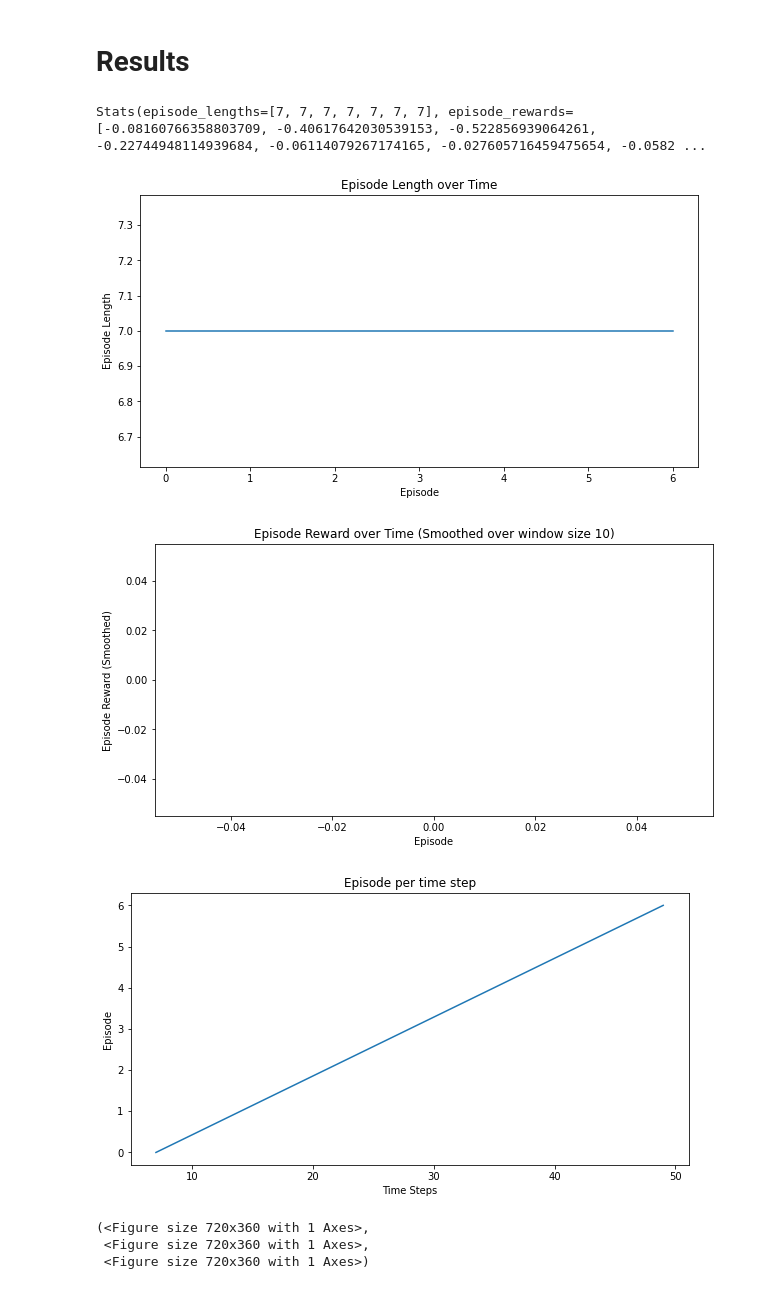
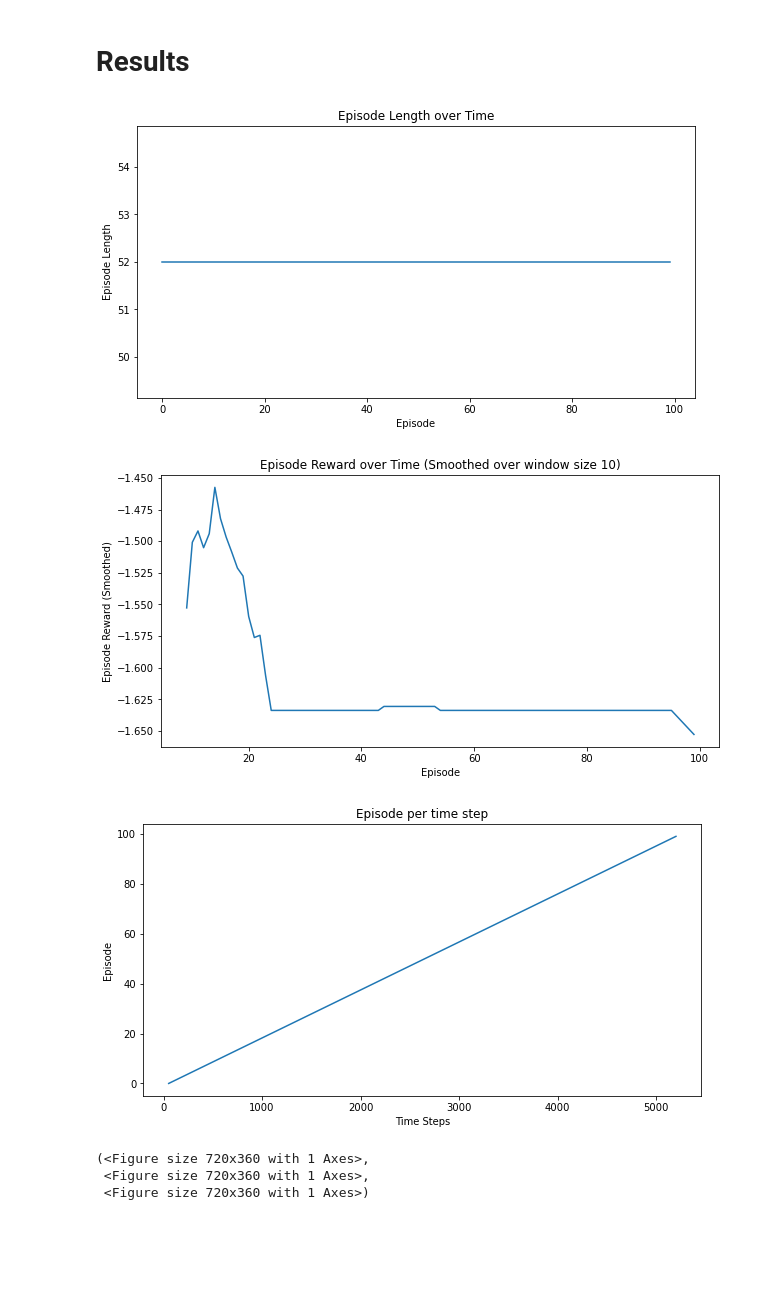
Before and after one commit to erolm-a/ai-coursework-2020, a Jupyter notebook: notebooks/run_policy-search_tabular-methods.ipynb, the cells around one changed output. Cells and saved outputs as stored; diff of their text form; code cells hidden in the pictures; blank space fills up the shorter version.

Commit message:
Completed task
Managed to fix the graph issue, put simulation into a series of episodes which calculate the new policy at the end of each iteration.

```diff
--- a/notebooks/run_policy-search_tabular-methods.ipynb
+++ b/notebooks/run_policy-search_tabular-methods.ipynb
@@ -174,8 +174,8 @@ EpisodeStats: Information about episode length and total reward for episode
 EpisodeSteps: Information about the state entered, action taken and reward obtained in each step
 '''
 
-EpisodeStats = namedtuple("Stats",["episode_lengths", "episode_rewards"])
-EpisodeStep = namedtuple("Step", ["State", "Action", "Reward"])
+EpisodeStats = namedtuple("Stats", ["episode_lengths", "episode_rewards"])
+EpisodeSteps = namedtuple("Steps", ["states", "actions", "rewards"])
 # %% [markdown]
 # Policy Class
 # %%
@@ -380,13 +382,12 @@ Episode: 7
 # %% [markdown]
 # Results
-# %%
-print(ps_agent.get_stats())
-plot_episode_stats(ps_agent.get_stats())
-# %% [output]
-Stats(episode_lengths=[7, 7, 7, 7, 7, 7, 7], episode_rewards=[-0.08160766358803709, -0.40617642030539153, -0.522856939064261, -0.22744948114939684, -0.06114079267174165, -0.027605716459475654, -0.0582 ...
-[figure, removed]
-[figure, removed]
-[figure, removed]
-(<Figure size 720x360 with 1 Axes>,
- <Figure size 720x360 with 1 Axes>,
- <Figure size 720x360 with 1 Axes>)
+# %%
+#print(stats)
+plot_episode_stats(stats)
+# %% [output]
+[figure, added]
+[figure, added]
+[figure, added]
+(<Figure size 720x360 with 1 Axes>,
+ <Figure size 720x360 with 1 Axes>,
+ <Figure size 720x360 with 1 Axes>)
```
Also changed, not shown: parts of 2 cells of this notebook.
